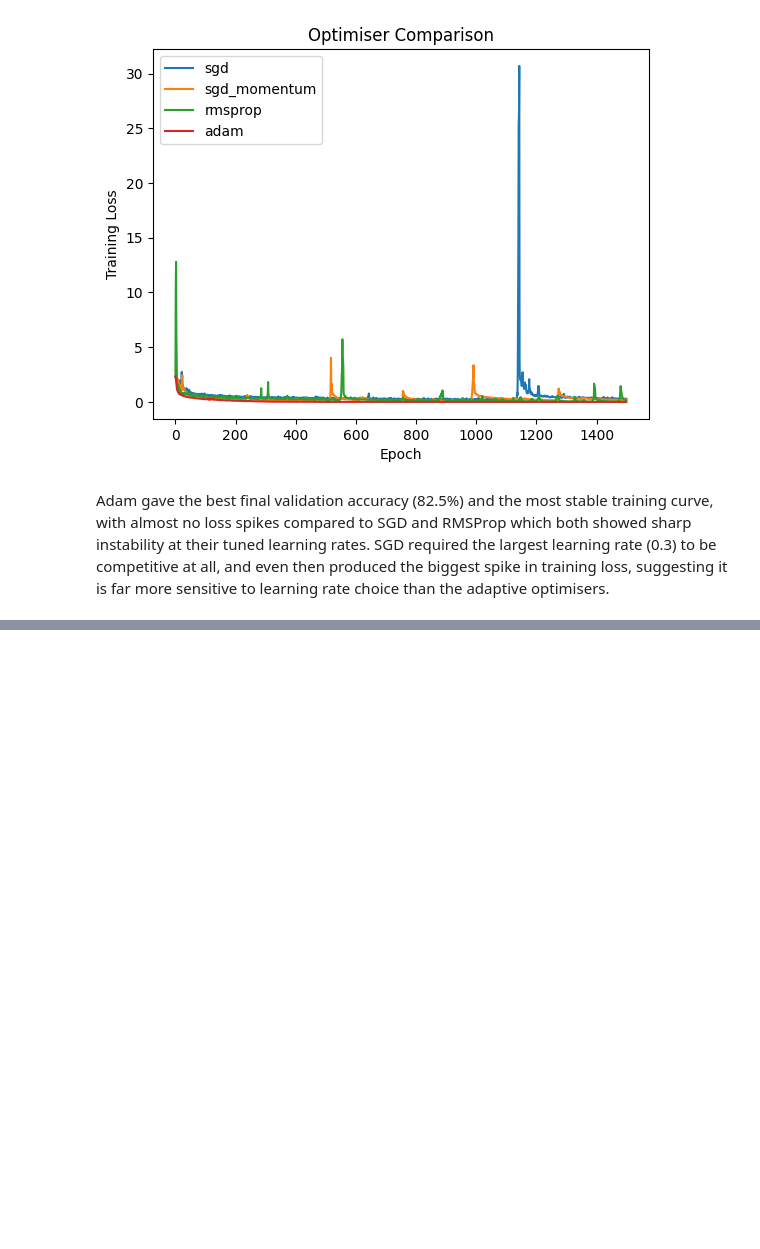
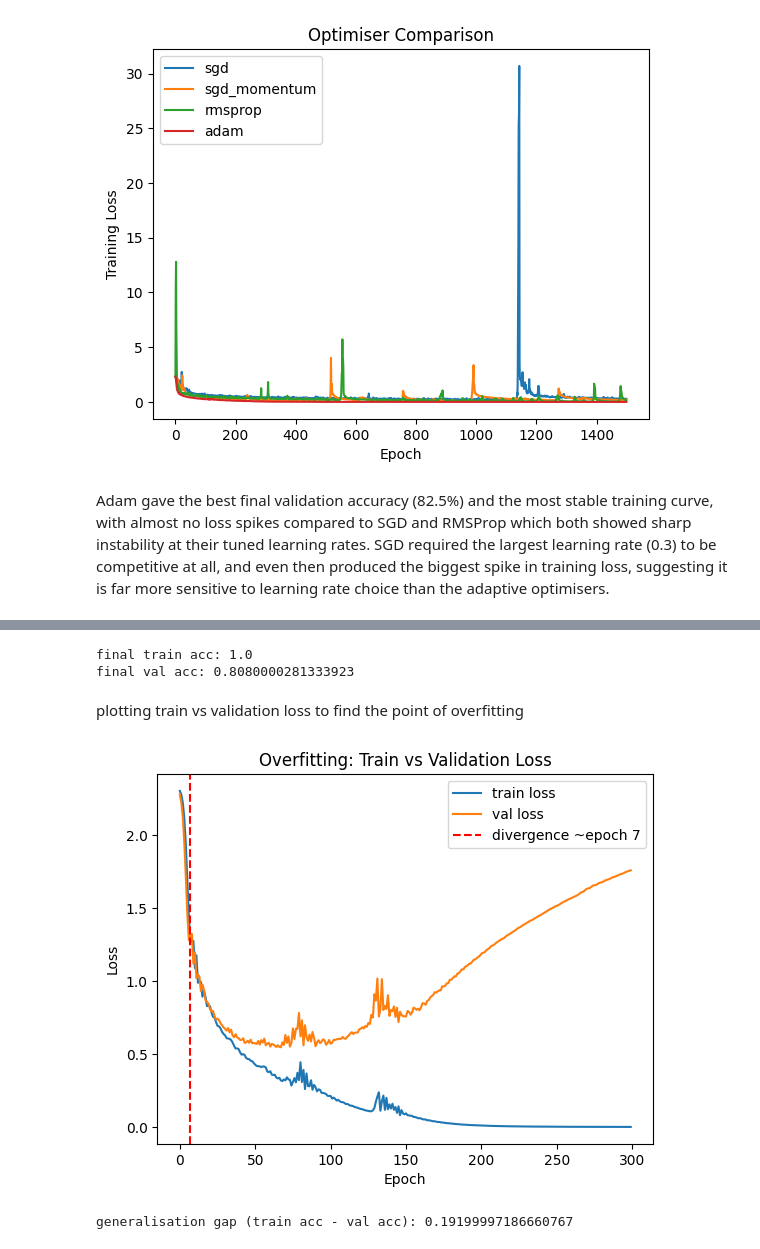
Before and after one commit to zonia7867/Deep-Learning-for-Perception-CS-4045, a Jupyter notebook: dlp-a1.ipynb, the cells around one changed output, grey strips where cells are left out. Drawn from its saved outputs; the diff is of its cells as text; code cells hidden in the pictures; blank space fills up the shorter version.

Commit message:
part5: Forcing Overfitting

```diff
--- a/dlp-a1.ipynb
+++ b/dlp-a1.ipynb
@@ -570,0 +573,21 @@ Adam gave the best final validation accuracy (82.5%) and the most stable trainin
+# %%
+X_small = torch.tensor(x_train[:2000], dtype=torch.float32)
+y_small = torch.tensor(y_train[:2000], dtype=torch.long)
+# %%
+class BigMLP(nn.Module):
+    def __init__(self):
+        super().__init__()
+        self.fc1 = nn.Linear(784, 512)
+        self.fc2 = nn.Linear(512, 512)
+        self.fc3 = nn.Linear(512, 512)
+        self.fc4 = nn.Linear(512, 512)
+        self.fc5 = nn.Linear(512, 10)
+        self.relu = nn.ReLU()
+
+    def forward(self, x):
+        x = self.relu(self.fc1(x))
+        x = self.relu(self.fc2(x))
+        x = self.relu(self.fc3(x))
+        x = self.relu(self.fc4(x))
+        x = self.fc5(x)
+        return x
@@ -570,0 +596,59 @@ Adam gave the best final validation accuracy (82.5%) and the most stable trainin
+# %%
+torch.manual_seed(42)
+model_big = BigMLP()
+optimizer = optim.Adam(model_big.parameters(), lr=0.001)
+criterion = nn.CrossEntropyLoss()
+
+train_losses = []
+val_losses = []
+train_accs = []
+val_accs = []
+
+for epoch in range(300):
+    model_big.train()
+    out = model_big(X_small)
+    loss = criterion(out, y_small)
+    optimizer.zero_grad()
+    loss.backward()
+    optimizer.step()
+
+    train_acc = (out.argmax(dim=1) == y_small).float().mean().item()
+    train_losses.append(loss.item())
+    train_accs.append(train_acc)
+
+    model_big.eval()
+    with torch.no_grad():
+        val_out = model_big(X_v)
+        val_loss = criterion(val_out, y_v)
+        val_acc = (val_out.argmax(dim=1) == y_v).float().mean().item()
+    val_losses.append(val_loss.item())
+    val_accs.append(val_acc)
+
+print("final train acc:", train_accs[-1])
+print("final val acc:", val_accs[-1])
+# %% [output]
+final train acc: 1.0
+final val acc: 0.8080000281333923
+# %% [markdown]
+plotting train vs validation loss to find the point of overfitting
+# %%
+gap_epoch = None
+for i in range(1, len(val_losses)):
+    if val_losses[i] > val_losses[i-1] and train_losses[i] < train_losses[i-1]:
+        gap_epoch = i
+        break
+
+plt.plot(train_losses, label="train loss")
+plt.plot(val_losses, label="val loss")
+if gap_epoch:
+    plt.axvline(gap_epoch, color="red", linestyle="--", label=f"divergence ~epoch {gap_epoch}")
+plt.xlabel("Epoch")
+plt.ylabel("Loss")
+plt.title("Overfitting: Train vs Validation Loss")
+plt.legend()
+plt.show()
+
+print("generalisation gap (train acc - val acc):", train_accs[-1] - val_accs[-1])
+# %% [output]
+[figure, added]
+generalisation gap (train acc - val acc): 0.19199997186660767
```
Also changed, not shown: parts of 7 cells of this notebook.
